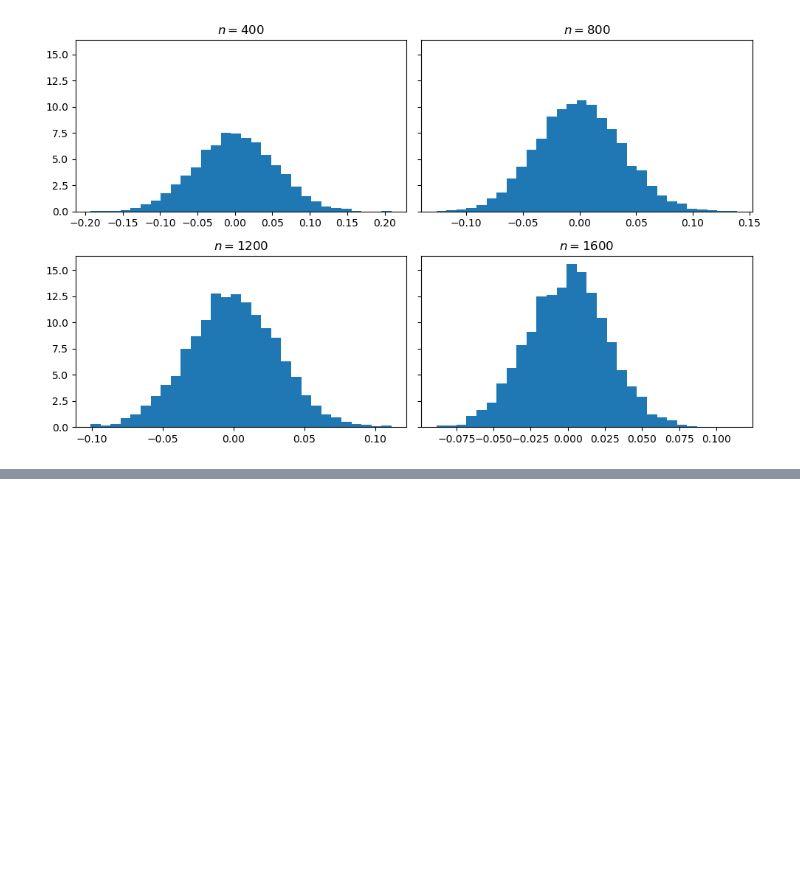
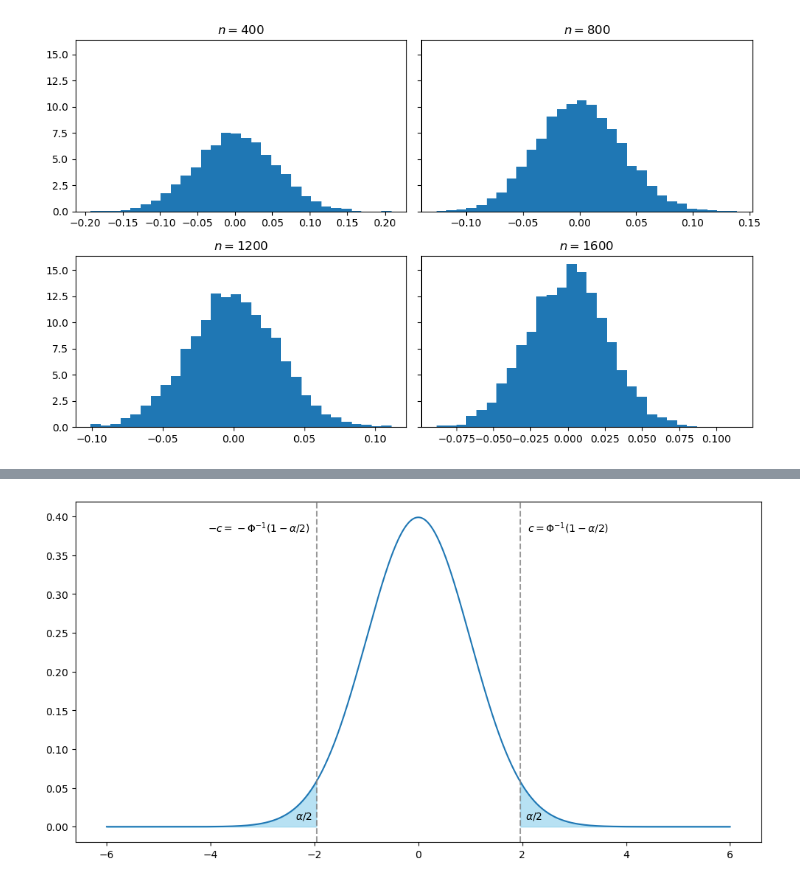
Before and after one commit to BI-DS/GRA-4153, a Jupyter notebook: examples/linreg.ipynb, the cells around one changed output, grey strips where cells are left out. Cells and saved outputs as stored; diff of their text form; code cells hidden in the pictures; blank space fills up the shorter version.

```diff
--- a/examples/linreg.ipynb
+++ b/examples/linreg.ipynb
@@ -317,0 +374,25 @@ plt.show()
+# %%
+# Normal quantiles
+Z = sps.norm()
+alpha = 0.05
+
+x = np.linspace(-6, 6, 1000)
+y = Z.pdf(x)
+c2 = Z.ppf(1-alpha/2)
+rej1 = x<-c2
+rej2 = x>c2
+
+fig, ax = plt.subplots(figsize = (12, 6))
+ax.plot(x, y)
+ax.axvline(-c2, alpha = 0.8, linestyle = "--", color = "grey")
+ax.axvline(c2, alpha = 0.8, linestyle = "--", color = "grey")
+ax.fill_between(x[rej1], y[rej1], alpha = 0.6, color = "skyblue")
+ax.fill_between(x[rej2], y[rej2], alpha = 0.6, color = "skyblue")
+ax.annotate(r"$c = \Phi^{-1}(1-\alpha/2)$", (c2 + 0.15, 0.38))
+ax.annotate(r"$-c = -\Phi^{-1}(1-\alpha/2)$", (-4.05 , 0.38))
+ax.annotate(r"$\alpha/2$", (-c2 - 0.4, 0.01))
+ax.annotate(r"$\alpha/2$", (c2 + 0.1, 0.01))
+plt.show()
+# plt.savefig("../figures/output/normal_quantiles.pdf")
+# %% [output]
+[figure, added]
```
Also changed, not shown: parts of 7 cells of this notebook.
